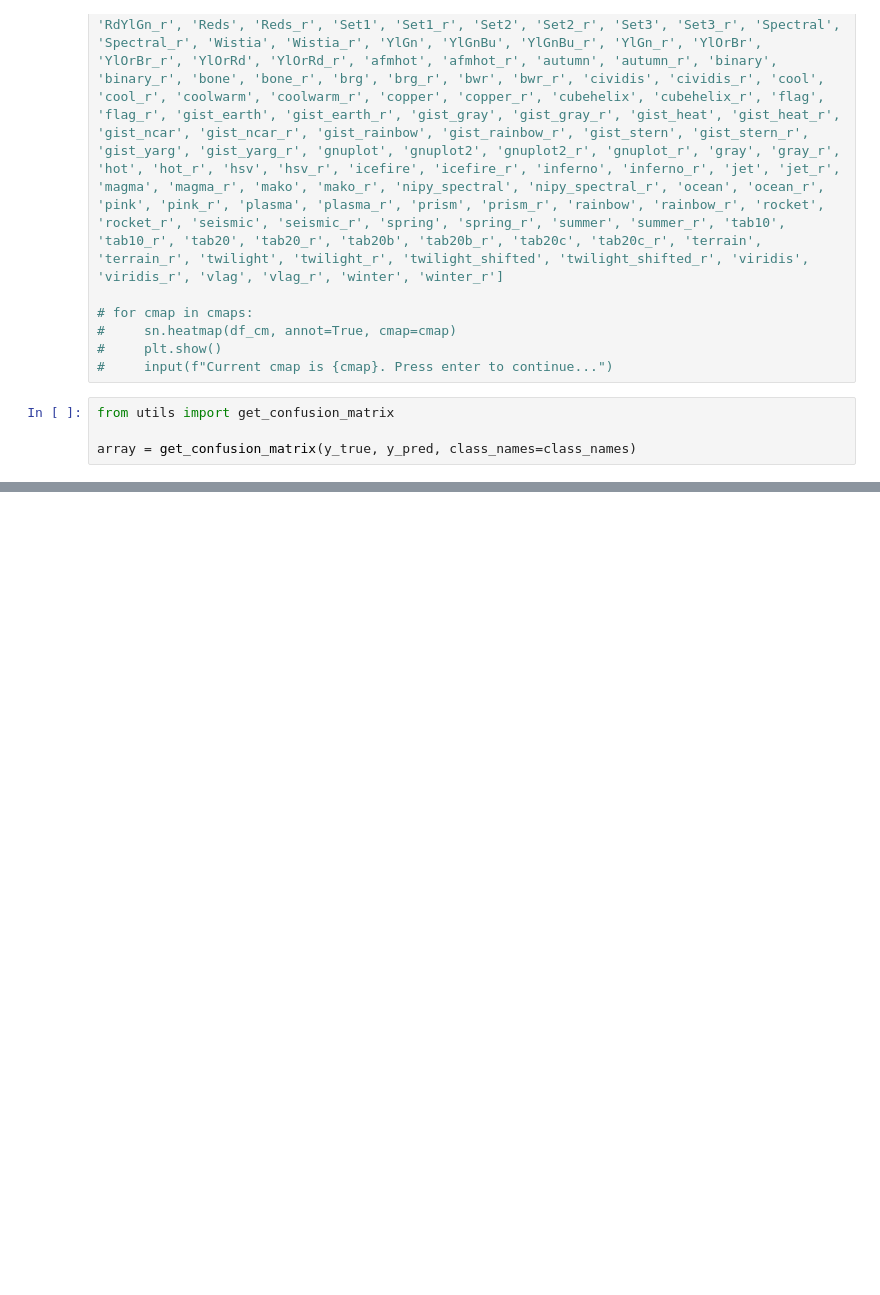
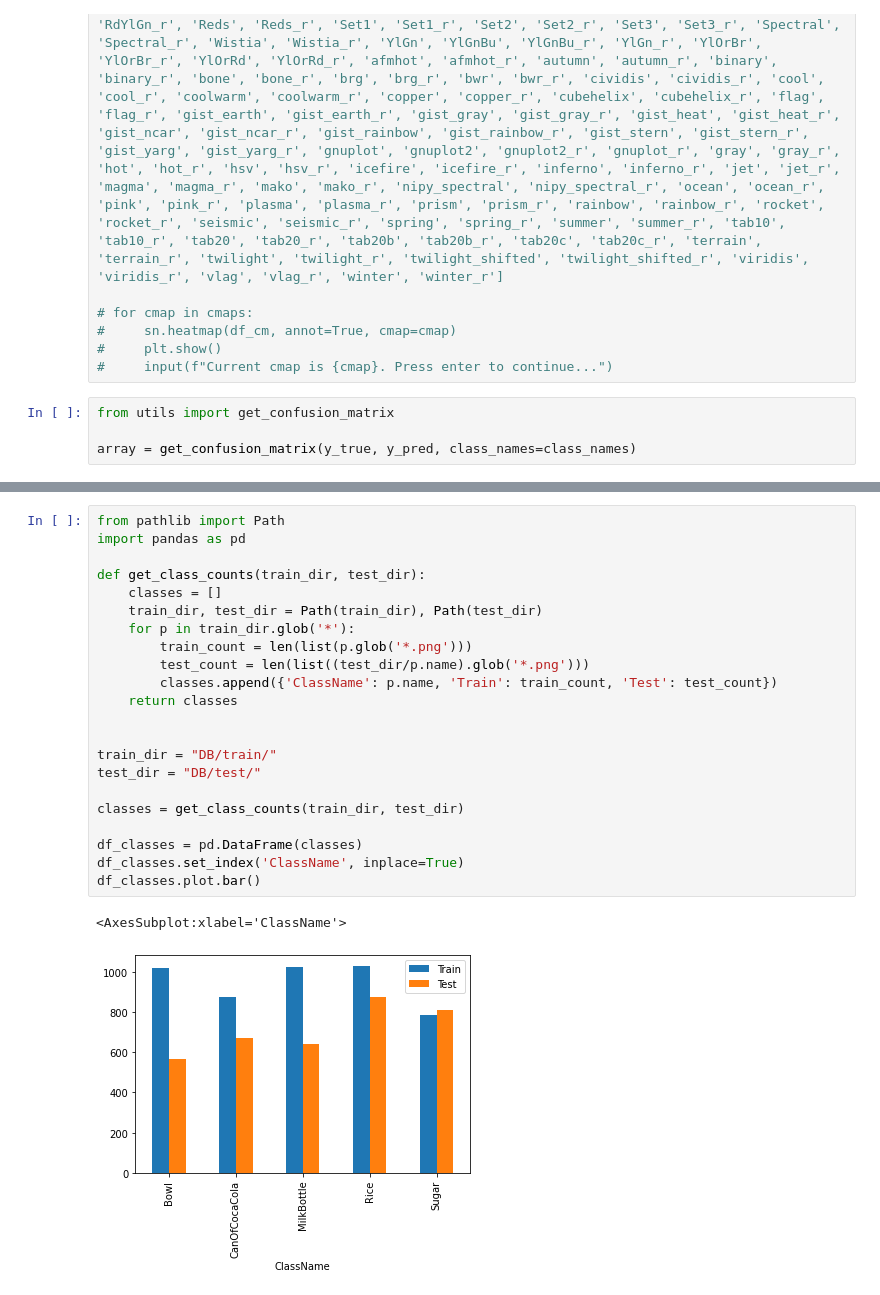
Before and after one commit to hbBoucherit/projet_analyse_video, a Jupyter notebook: cm_testing.ipynb, the cells around one changed output, grey strips where cells are left out. Drawn from its saved outputs; the diff is of its cells as text; blank space fills up the shorter version.

```diff
--- a/cm_testing.ipynb
+++ b/cm_testing.ipynb
@@ -45,0 +74,25 @@ array = get_confusion_matrix(y_true, y_pred, class_names=class_names)
+# %%
+from pathlib import Path
+import pandas as pd
+
+def get_class_counts(train_dir, test_dir):
+    classes = []
+    train_dir, test_dir = Path(train_dir), Path(test_dir)
+    for p in train_dir.glob('*'):
+        train_count = len(list(p.glob('*.png')))
+        test_count = len(list((test_dir/p.name).glob('*.png')))
+        classes.append({'ClassName': p.name, 'Train': train_count, 'Test': test_count})
+    return classes
+
+
+train_dir = "DB/train/"
+test_dir = "DB/test/"
+
+classes = get_class_counts(train_dir, test_dir)
+
+df_classes = pd.DataFrame(classes)
+df_classes.set_index('ClassName', inplace=True)
+df_classes.plot.bar()
+# %% [output]
+<AxesSubplot:xlabel='ClassName'>
+[figure, added]
```
Also changed, not shown: parts of 4 cells of this notebook, 5 other files.
